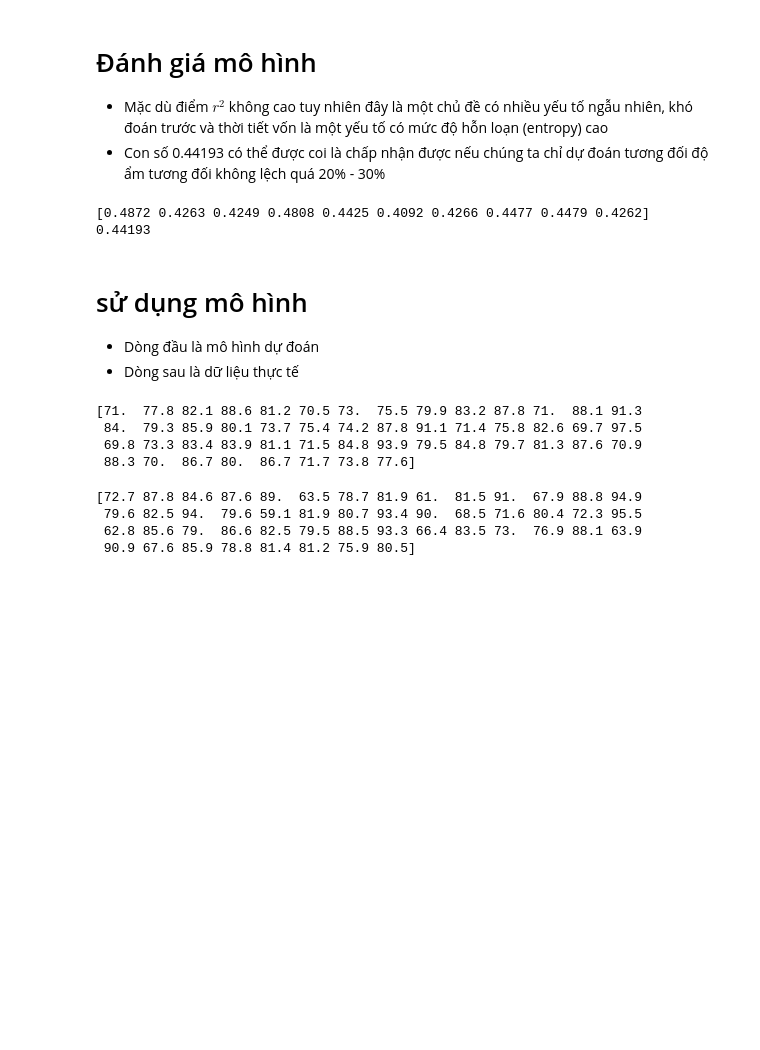
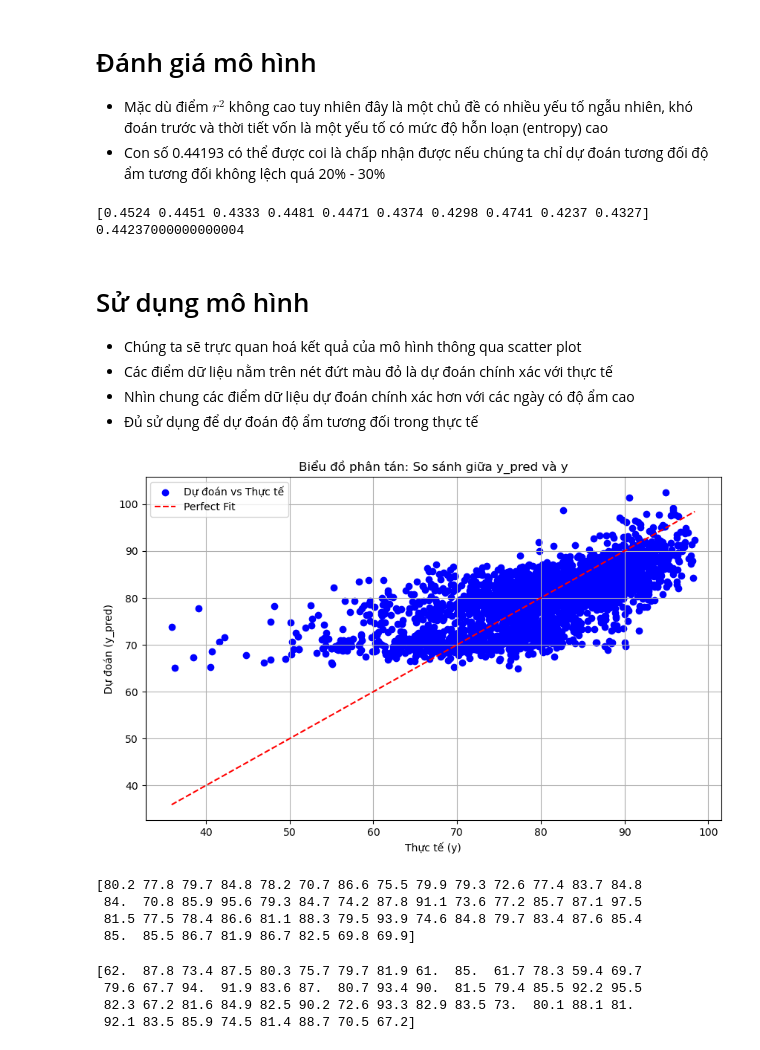
Before and after one commit to botbienn/Data-science-lab, a Jupyter notebook: Data-modelling-and-model-evaluation/notebook/Tra-loi-cau-2/Cau-2/modeling.ipynb, the cells around one changed output. Drawn from its saved outputs; the diff is of its cells as text; code cells hidden in the pictures; blank space fills up the shorter version.

Commit message:
Add plot and vietsub some comments

```diff
--- a/Data-modelling-and-model-evaluation/notebook/Tra-loi-cau-2/Cau-2/modeling.ipynb
+++ b/Data-modelling-and-model-evaluation/notebook/Tra-loi-cau-2/Cau-2/modeling.ipynb
@@ -31,13 +31,13 @@ from sklearn.preprocessing import StandardScaler
 TARGET = 'Humidity'
 # %%
 def get_file_list():
-    # import required module
+    # Import module cần thiết
     import os
 
-    # assign directory
-    directory = "../data/"
+    # Chỉ định thư mục
+    directory = "../../../../data/clean_data/"
 
-    # iterate over files in that directory
+    # Iterate các tập tin trong thư mục đó
     result = [f[:-4] for f in os.listdir(directory) if f[0] != '.' ]
     return result
 # %%
@@ -56,7 +56,7 @@ LOCATIONS_LIST
 # Đọc dữ liệu từ các file
 # %%
 def read_location_data(loc_list):
-    result = [pd.read_csv(f"../data/{loc}.csv") for loc in loc_list]
+    result = [pd.read_csv(f"../../../../data/clean_data/{loc}.csv") for loc in loc_list]
     return result
 # %%
 df_list = read_location_data(LOCATIONS_LIST)
@@ -214,9 +266,9 @@ y = result_df[TARGET]
 X_train, X_test, y_train, y_test = train_test_split(
     X, y, test_size=0.2, random_state=29049
 )
-pipe = make_pipeline(StandardScaler(), LinearRegression())
+# pipe = make_pipeline(StandardScaler(), LinearRegression())
+pipe = modeling(result_df, attri_list)
 score = calc_loss(pipe, X, y)
-pipe = modeling(result_df, attri_list)
 # %% [markdown]
 # Đánh giá mô hình
 - Mặc dù điểm $r^2$ không cao tuy nhiên đây là một chủ đề có nhiều yếu tố ngẫu nhiên, khó đoán trước và thời tiết vốn là một yếu tố có mức độ hỗn loạn (entropy) cao
@@ -225,23 +277,39 @@ pipe = modeling(result_df, attri_list)
 print(score)
 print(np.mean(score))
 # %% [output]
-[0.4872 0.4263 0.4249 0.4808 0.4425 0.4092 0.4266 0.4477 0.4479 0.4262]
-0.44193
+[0.4524 0.4451 0.4333 0.4481 0.4471 0.4374 0.4298 0.4741 0.4237 0.4327]
+0.44237000000000004
 # %% [markdown]
-# sử dụng mô hình
-- Dòng đầu là mô hình dự đoán
-- Dòng sau là dữ liệu thực tế
+# Sử dụng mô hình
+- Chúng ta sẽ trực quan hoá kết quả của mô hình thông qua scatter plot
+- Các điểm dữ liệu nằm trên nét đứt màu đỏ là dự đoán chính xác với thực tế
+- Nhìn chung các điểm dữ liệu dự đoán chính xác hơn với các ngày có độ ẩm cao
+- Đủ sử dụng để dự đoán độ ẩm tương đối trong thực tế
+# %%
+import matplotlib.pyplot as plt
+y_pred = pipe.predict(X_test)
+plt.figure(figsize=(10, 6))
+plt.scatter(y_test, y_pred, color='blue', label='Dự đoán vs Thực tế')
+plt.plot([min(y_test), max(y_test)], [min(y_test), max(y_test)], color='red', linestyle='--', label='Perfect Fit')
+plt.xlabel('Thực tế (y)')
+plt.ylabel('Dự đoán (y_pred)')
+plt.title('Biểu đồ phân tán: So sánh giữa y_pred và y')
+plt.legend()
+plt.grid(True)
+plt.show()
+# %% [output]
+[figure, added]
 # %%
 print(pipe.predict(X_test)[:50].round(1))
 # %% [output]
-[71.  77.8 82.1 88.6 81.2 70.5 73.  75.5 79.9 83.2 87.8 71.  88.1 91.3
- 84.  79.3 85.9 80.1 73.7 75.4 74.2 87.8 91.1 71.4 75.8 82.6 69.7 97.5
- 69.8 73.3 83.4 83.9 81.1 71.5 84.8 93.9 79.5 84.8 79.7 81.3 87.6 70.9
- 88.3 70.  86.7 80.  86.7 71.7 73.8 77.6]
+[80.2 77.8 79.7 84.8 78.2 70.7 86.6 75.5 79.9 79.3 72.6 77.4 83.7 84.8
+ 84.  70.8 85.9 95.6 79.3 84.7 74.2 87.8 91.1 73.6 77.2 85.7 87.1 97.5
+ 81.5 77.5 78.4 86.6 81.1 88.3 79.5 93.9 74.6 84.8 79.7 83.4 87.6 85.4
+ 85.  85.5 86.7 81.9 86.7 82.5 69.8 69.9]
 # %%
 print(np.array(y_test.head(50).to_list()))
 # %% [output]
-[72.7 87.8 84.6 87.6 89.  63.5 78.7 81.9 61.  81.5 91.  67.9 88.8 94.9
- 79.6 82.5 94.  79.6 59.1 81.9 80.7 93.4 90.  68.5 71.6 80.4 72.3 95.5
- 62.8 85.6 79.  86.6 82.5 79.5 88.5 93.3 66.4 83.5 73.  76.9 88.1 63.9
- 90.9 67.6 85.9 78.8 81.4 81.2 75.9 80.5]
+[62.  87.8 73.4 87.5 80.3 75.7 79.7 81.9 61.  85.  61.7 78.3 59.4 69.7
+ 79.6 67.7 94.  91.9 83.6 87.  80.7 93.4 90.  81.5 79.4 85.5 92.2 95.5
+ 82.3 67.2 81.6 84.9 82.5 90.2 72.6 93.3 82.9 83.5 73.  80.1 88.1 81.
+ 92.1 83.5 85.9 74.5 81.4 88.7 70.5 67.2]
```
Also changed, not shown: parts of 12 cells of this notebook.
